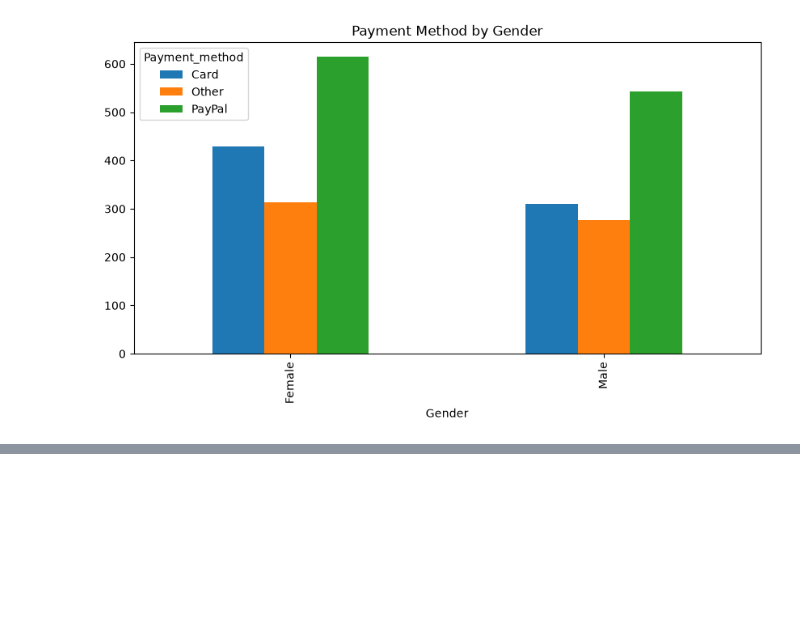
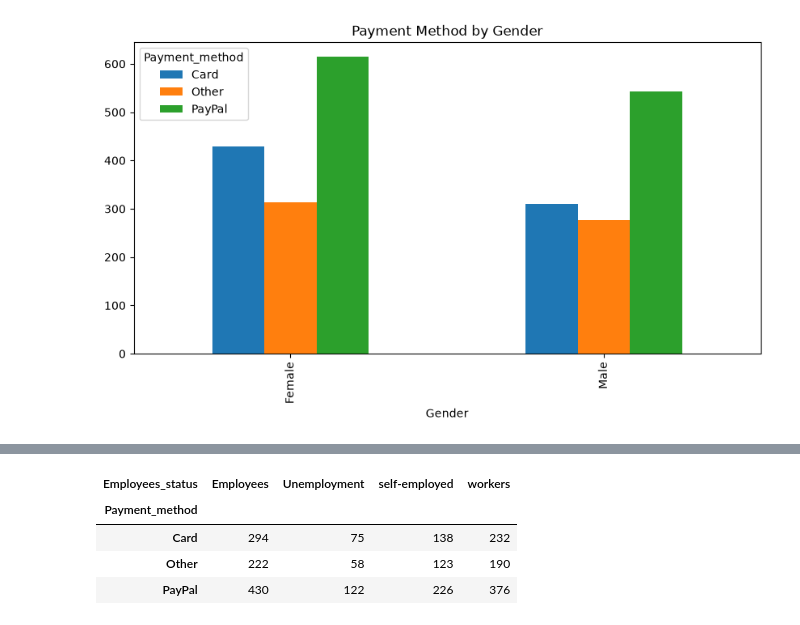
Before and after one commit to Anticoder03/anudeep-traning, a Jupyter notebook: practice/data_analysis/customer.ipynb, the cells around one changed output, grey strips where cells are left out. Saved outputs shown, nothing was run; the diff lists cells and outputs as text; code cells hidden in the pictures; blank space fills up the shorter version.

```diff
--- a/practice/data_analysis/customer.ipynb
+++ b/practice/data_analysis/customer.ipynb
@@ -163,0 +181,9 @@ df_crosstab.plot(kind='bar', figsize=(10, 5), title='Payment Method by Gender')
+# %%
+cross_tab2 = pd.crosstab(df['Payment_method'], df['Employees_status'])
+cross_tab2
+# %% [output]
+| Employees_status | Employees | Unemployment | self-employed | workers |
+| Payment_method |  |  |  |  |
+| Card | 294 | 75 | 138 | 232 |
+| Other | 222 | 58 | 123 | 190 |
+| PayPal | 430 | 122 | 226 | 376 |
```
Also changed, not shown: parts of 5 cells of this notebook.
